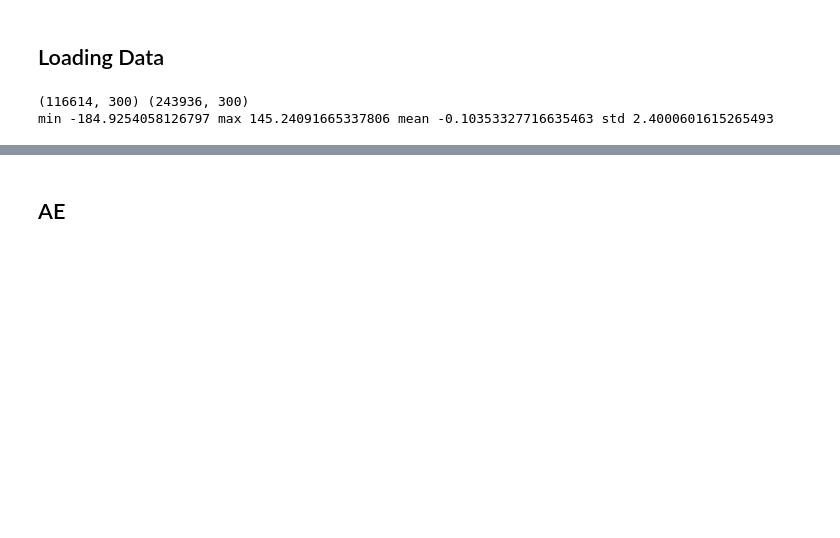
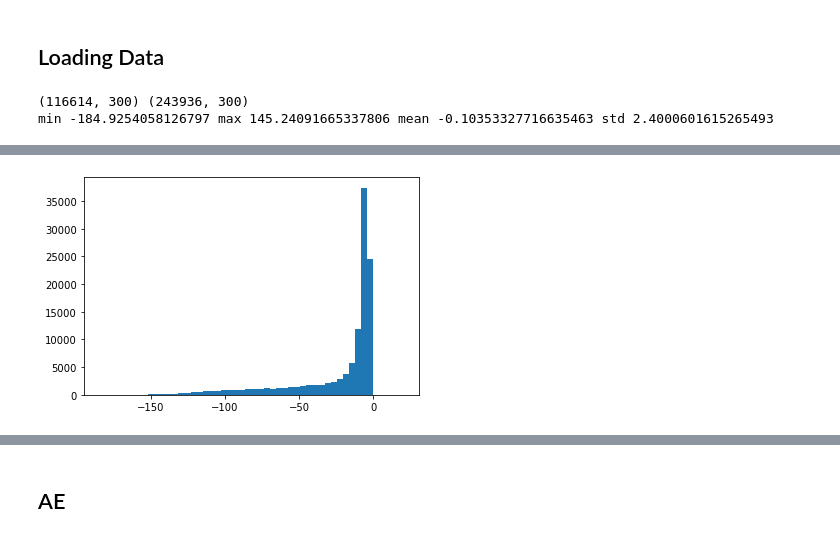
Before and after one commit to ViskaWei/AE, a Jupyter notebook: nb/explore_ae.ipynb, the cells around one changed output, grey strips where cells are left out. Cells and saved outputs as stored; diff of their text form; code cells hidden in the pictures; blank space fills up the shorter version.

```diff
--- a/nb/explore_ae.ipynb
+++ b/nb/explore_ae.ipynb
@@ -50,3 +80,7 @@ with h5py.File(SAVE_PATH, 'w') as f:
 with h5py.File(fn, 'r') as f:
     flux10kmm = f['flux10kmm'][()]
 #     flux10kmm = f['flux10kmm'][()]
+# %%
+_ = plt.hist(flux1[:,0], bins = 50)
+# %% [output]
+[figure, added]
```
Also changed, not shown: parts of 39 cells of this notebook, 11 other files.
